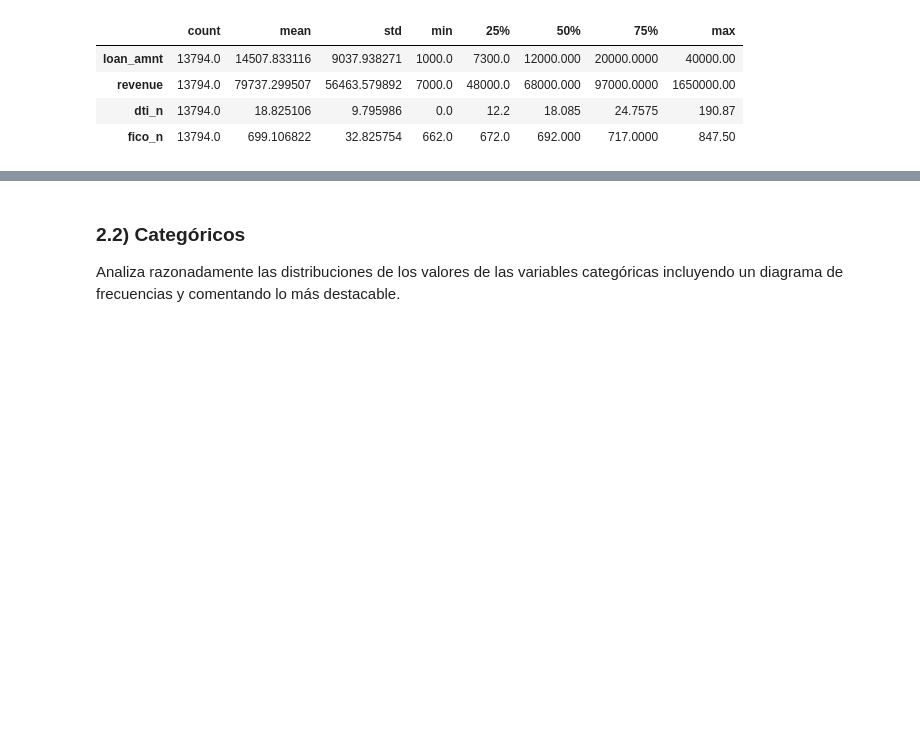
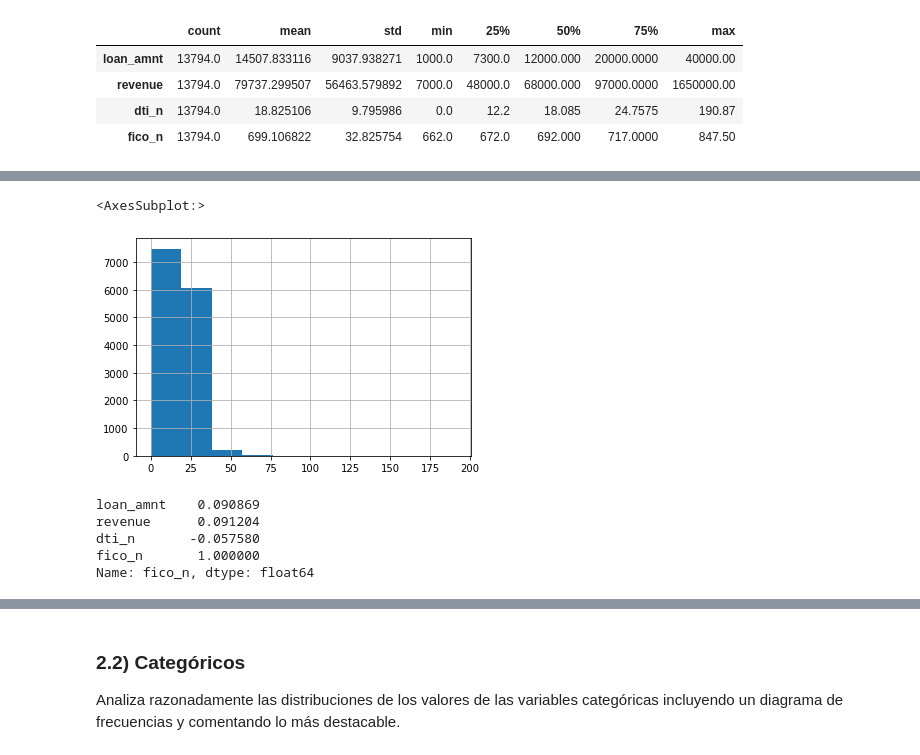
Before and after one commit to Carlanganas98/IA2, a Jupyter notebook: P1_clustering_enunciado.ipynb, the cells around one changed output, grey strips where cells are left out. Cells and saved outputs as stored; diff of their text form; code cells hidden in the pictures; blank space fills up the shorter version.

```diff
--- a/P1_clustering_enunciado.ipynb
+++ b/P1_clustering_enunciado.ipynb
@@ -88,0 +141,5 @@ los prestamos dados serán "Buen préstamo", como mínimo "Crédito aceptable" o
+# %%
+df.dti_n.hist()
+# %% [output]
+<AxesSubplot:>
+[figure, added]
@@ -88,0 +150,8 @@ los prestamos dados serán "Buen préstamo", como mínimo "Crédito aceptable" o
+# %%
+correl['fico_n']
+# %% [output]
+loan_amnt    0.090869
+revenue      0.091204
+dti_n       -0.057580
+fico_n       1.000000
+Name: fico_n, dtype: float64
```
Also changed, not shown: parts of 34 cells of this notebook.
